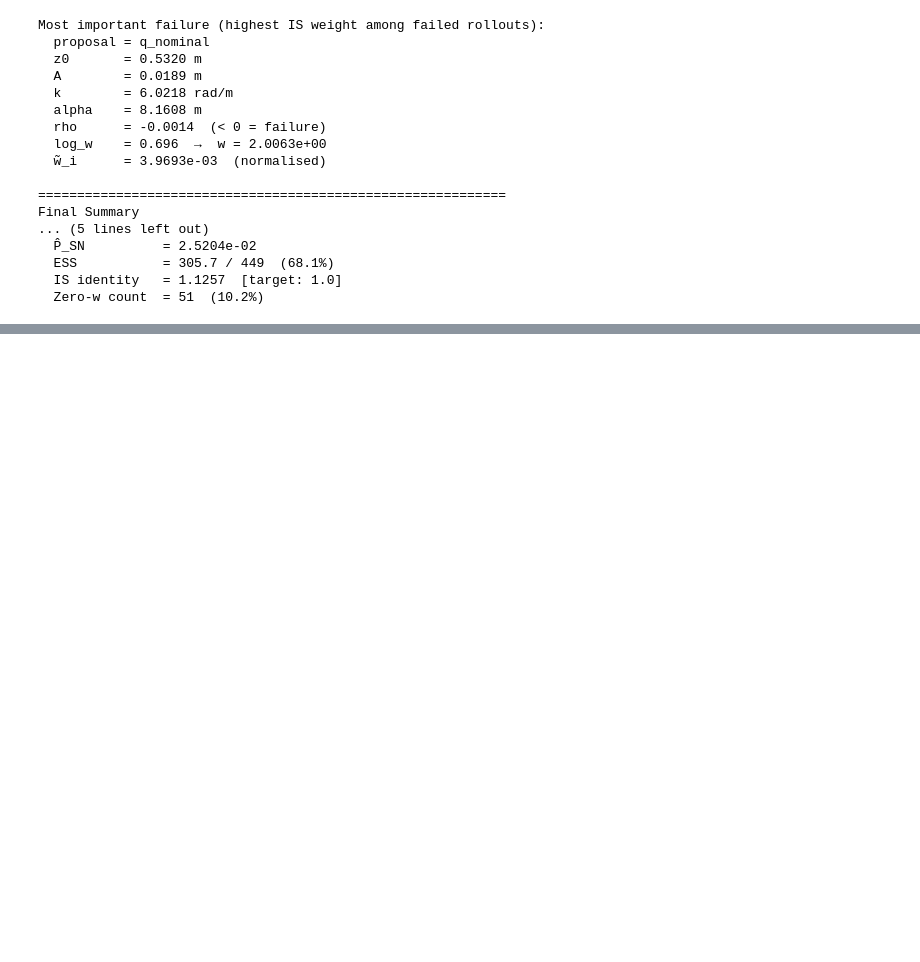
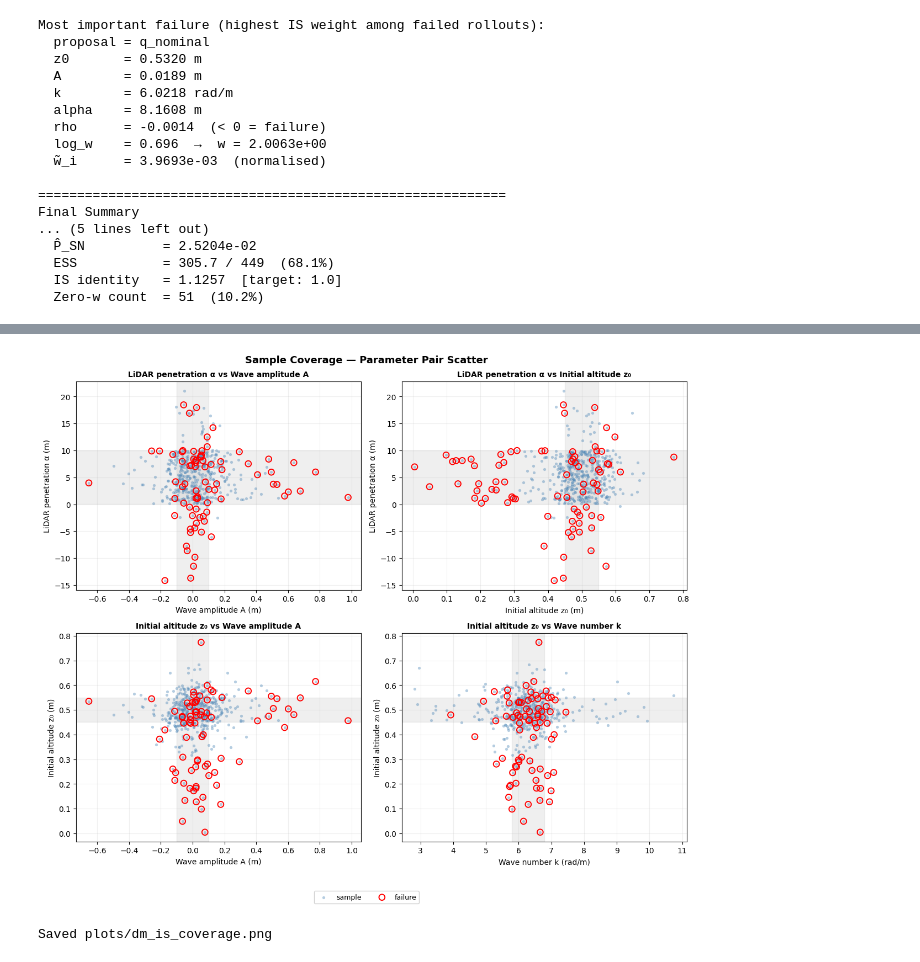
Before and after one commit to andrewzian/aa228v_finalproject, a Jupyter notebook: deterministic_mixture_is.ipynb, the cells around one changed output, grey strips where cells are left out. Drawn from its saved outputs; the diff is of its cells as text; code cells hidden in the pictures; blank space fills up the shorter version.

```diff
--- a/deterministic_mixture_is.ipynb
+++ b/deterministic_mixture_is.ipynb
@@ -30,7 +30,7 @@ NOM_SIGMA_Z0 = ROLLOUT_ARGS["sigma_z0"]
 NOM_SENSOR   = ROLLOUT_ARGS["sensor_args"]   # dict with mu_A, sigma_A, mu_k, …
 
 N_STEPS = 2000
-N_PER   = 100   # rollouts per proposal
+N_PER   = 200   # rollouts per proposal
 N_JOBS  = -1    # -1 = use all available CPUs; set to 1 to disable parallelism
 
 # Derived constants for alpha Gaussian proxy
@@ -572 +672,74 @@ Final Summary
+# %%
+# Cell 10 — Sample coverage: four parameter-pair subplots
+
+arr = {
+    "A":      np.array([r["A"]      for r in records]),
+    "alpha":  np.array([r["alpha"]  for r in records]),
+    "z0":     np.array([r["z0"]     for r in records]),
+    "k":      np.array([r["k"]      for r in records]),
+    "failed": np.array([r["failed"] for r in records], dtype=bool),
+}
+
+panels = [
+    ("A",  "alpha", "Wave amplitude A (m)",    "LiDAR penetration α (m)"),
+    ("z0", "alpha", "Initial altitude z₀ (m)", "LiDAR penetration α (m)"),
+    ("A",  "z0",   "Wave amplitude A (m)",     "Initial altitude z₀ (m)"),
+    ("k",  "z0",   "Wave number k (rad/m)",    "Initial altitude z₀ (m)"),
+]
+
+# Shaded reference intervals per parameter:
+# Gaussian params → [μ - σ, μ + σ]; alpha → full uniform support
+nom_bands = {
+    "A":     (NOM_SENSOR["mu_A"] - NOM_SENSOR["sigma_A"],
+              NOM_SENSOR["mu_A"] + NOM_SENSOR["sigma_A"]),
+    "k":     (NOM_SENSOR["mu_k"] - NOM_SENSOR["sigma_k"],
+              NOM_SENSOR["mu_k"] + NOM_SENSOR["sigma_k"]),
+    "z0":    (NOM_MU_Z0 - NOM_SIGMA_Z0,
+              NOM_MU_Z0 + NOM_SIGMA_Z0),
+    "alpha": (NOM_SENSOR["alpha_min"], NOM_SENSOR["alpha_max"]),
+}
+
+fig, axes = plt.subplots(2, 2, figsize=(12, 10))
+
+for ax, (xk, yk, xlabel, ylabel) in zip(axes.flat, panels):
+
+    # ── Nominal shaded bands ─────────────────────────────────────────────────
+    lo, hi = nom_bands[xk]
+    ax.axvspan(lo, hi, alpha=0.12, color="grey", zorder=0)
+    lo, hi = nom_bands[yk]
+    ax.axhspan(lo, hi, alpha=0.12, color="grey", zorder=0)
+
+    # ── All samples — single neutral colour ──────────────────────────────────
+    ax.scatter(
+        arr[xk], arr[yk],
+        color="steelblue", s=14, alpha=0.4, linewidths=0,
+        label="sample", zorder=2,
+    )
+
+    # ── Failures — hollow red circles on top ─────────────────────────────────
+    fail = arr["failed"]
+    ax.scatter(
+        arr[xk][fail], arr[yk][fail],
+        facecolors="none", edgecolors="red", s=60, linewidths=1.4,
+        label="failure", zorder=3,
+    )
+
+    ax.set_xlabel(xlabel, fontsize=10)
+    ax.set_ylabel(ylabel, fontsize=10)
+    ax.set_title(f"{ylabel.split('(')[0].strip()} vs {xlabel.split('(')[0].strip()}",
+                 fontsize=10, fontweight="bold")
+    ax.grid(True, alpha=0.2)
+
+handles, labels = axes.flat[0].get_legend_handles_labels()
+fig.legend(handles, labels, loc="lower center", ncol=2,
+           fontsize=9, framealpha=0.9, bbox_to_anchor=(0.5, -0.02))
+
+fig.suptitle("Sample Coverage — Parameter Pair Scatter", fontsize=13, fontweight="bold")
+fig.tight_layout(rect=[0, 0.04, 1, 1])
+plt.savefig("plots/dm_is_coverage.png", dpi=150, bbox_inches="tight")
+plt.show()
+print("Saved plots/dm_is_coverage.png")
+# %% [output]
+[figure, added]
+Saved plots/dm_is_coverage.png
 # %%
```
Also changed, not shown: parts of 2 cells of this notebook, 1 other file.
